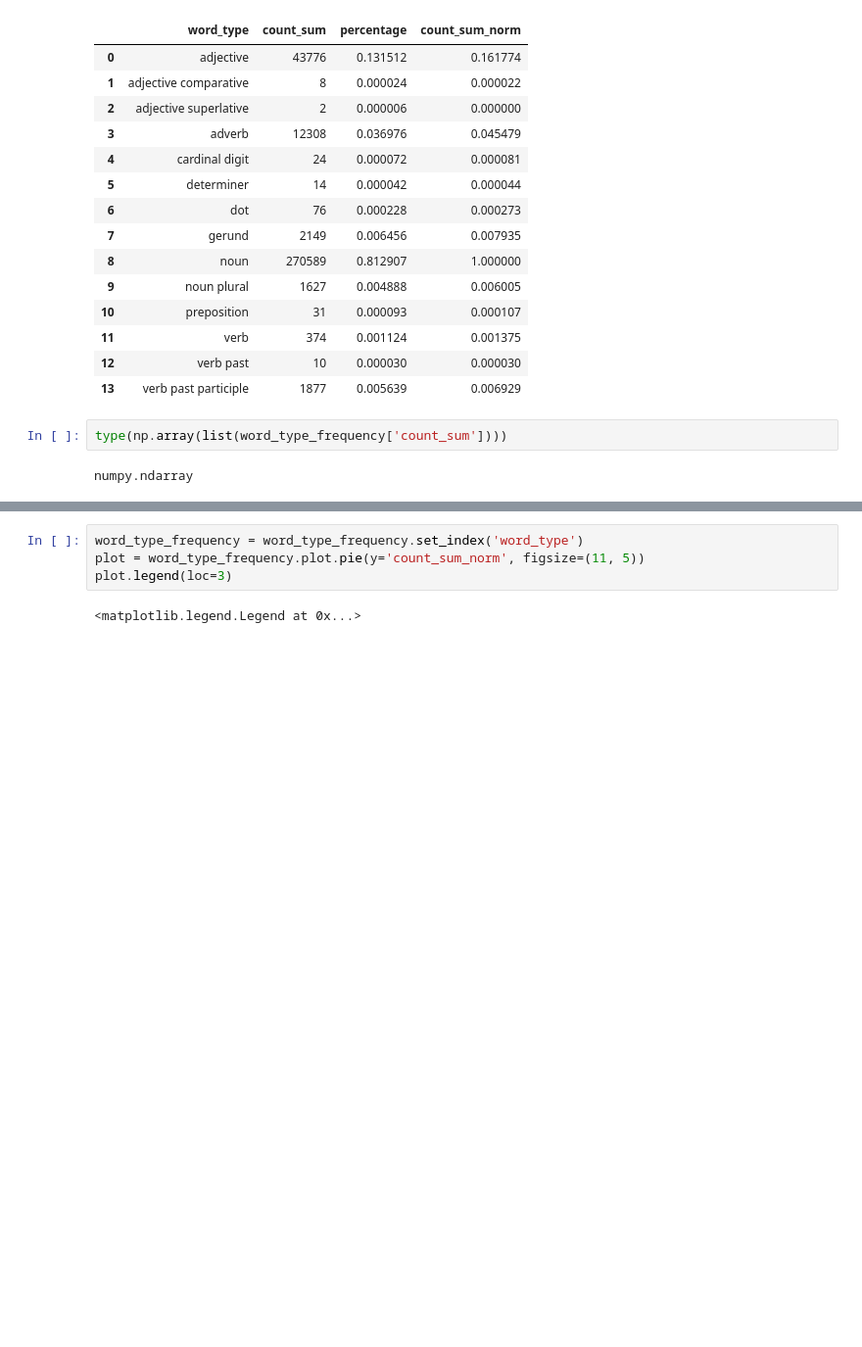
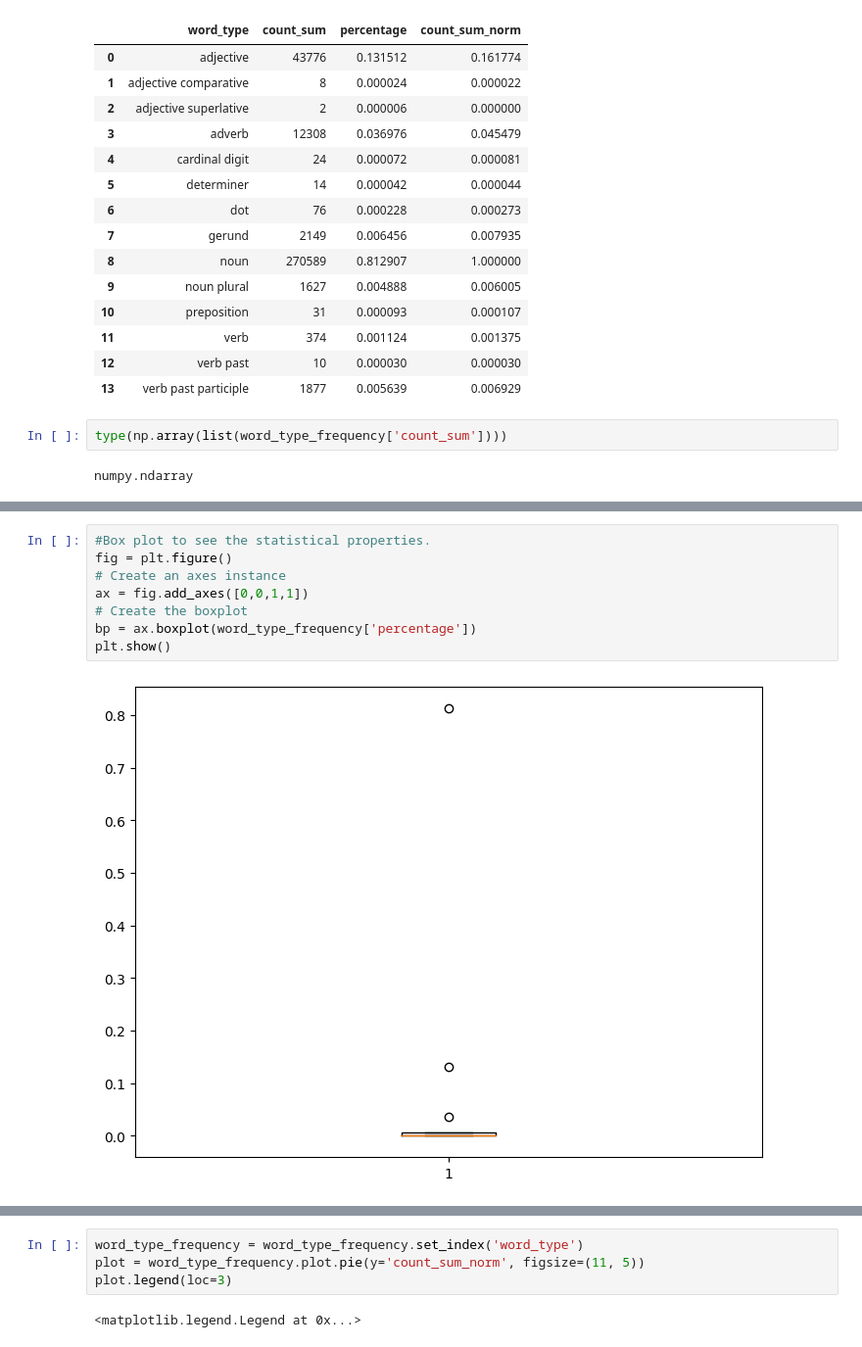
Before and after one commit to nonameforpirate2/DNA, a Jupyter notebook: NetworkAnalysis.ipynb, the cells around one changed output, grey strips where cells are left out. Shown: that part at 98% size. Drawn from its saved outputs; the diff is of its cells as text; blank space fills up the shorter version.

```diff
--- a/NetworkAnalysis.ipynb
+++ b/NetworkAnalysis.ipynb
@@ -522,0 +524,10 @@ plt.show()
+# %%
+#Box plot to see the statistical properties.
+fig = plt.figure()
+# Create an axes instance
+ax = fig.add_axes([0,0,1,1])
+# Create the boxplot
+bp = ax.boxplot(word_type_frequency['percentage'])
+plt.show()
+# %% [output]
+[figure, added]
```
Also changed, not shown: parts of 14 cells of this notebook.
